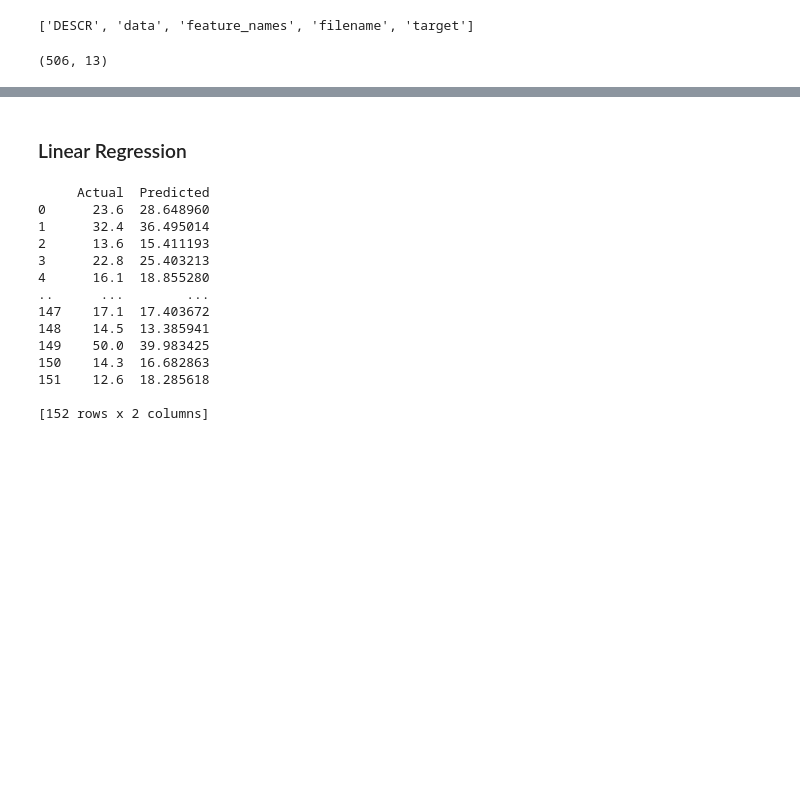
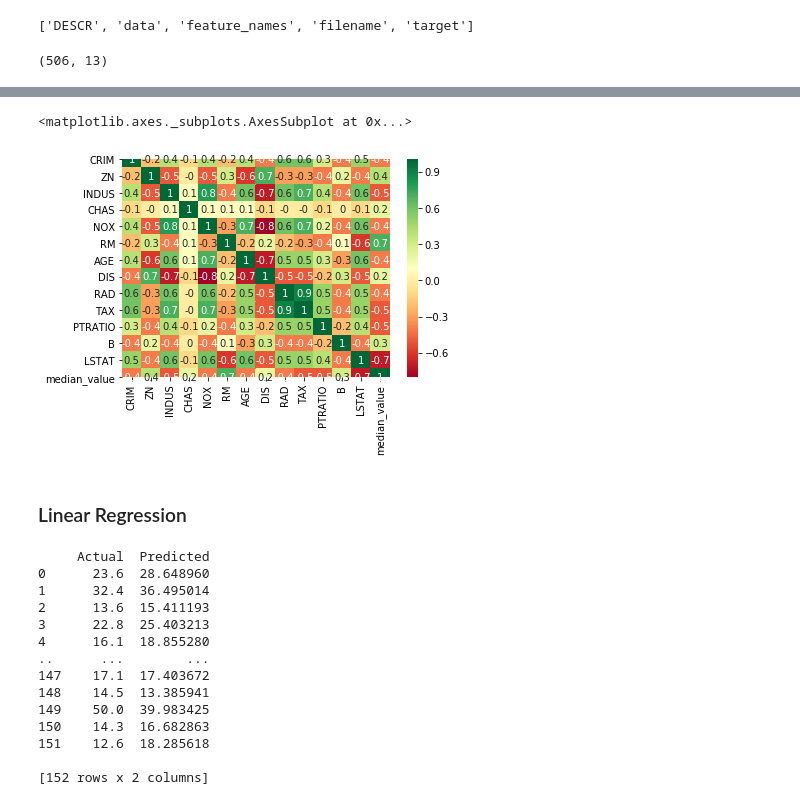
Before and after one commit to vijaypatha/0.ML_lab, a Jupyter notebook: Regression_Lab/Boston_Regression.ipynb, the cells around one changed output, grey strips where cells are left out. Saved outputs shown, nothing was run; the diff lists cells and outputs as text; code cells hidden in the pictures; blank space fills up the shorter version.

```diff
--- a/Regression_Lab/Boston_Regression.ipynb
+++ b/Regression_Lab/Boston_Regression.ipynb
@@ -17,3 +38,10 @@ print(data.data.shape)
+# %%
+boston = pd.DataFrame(data.data, columns=data.feature_names)
+boston['median_value'] = data.target
+sns.heatmap(boston.corr().round(1), cmap='RdYlGn', annot=True)
+# %% [output]
+<matplotlib.axes._subplots.AxesSubplot at 0x...>
+[figure, added]
 # %%
 #Regressors
 from sklearn.linear_model import LinearRegression,Ridge,Lasso,ElasticNet
```
Also changed, not shown: parts of 2 cells of this notebook.
